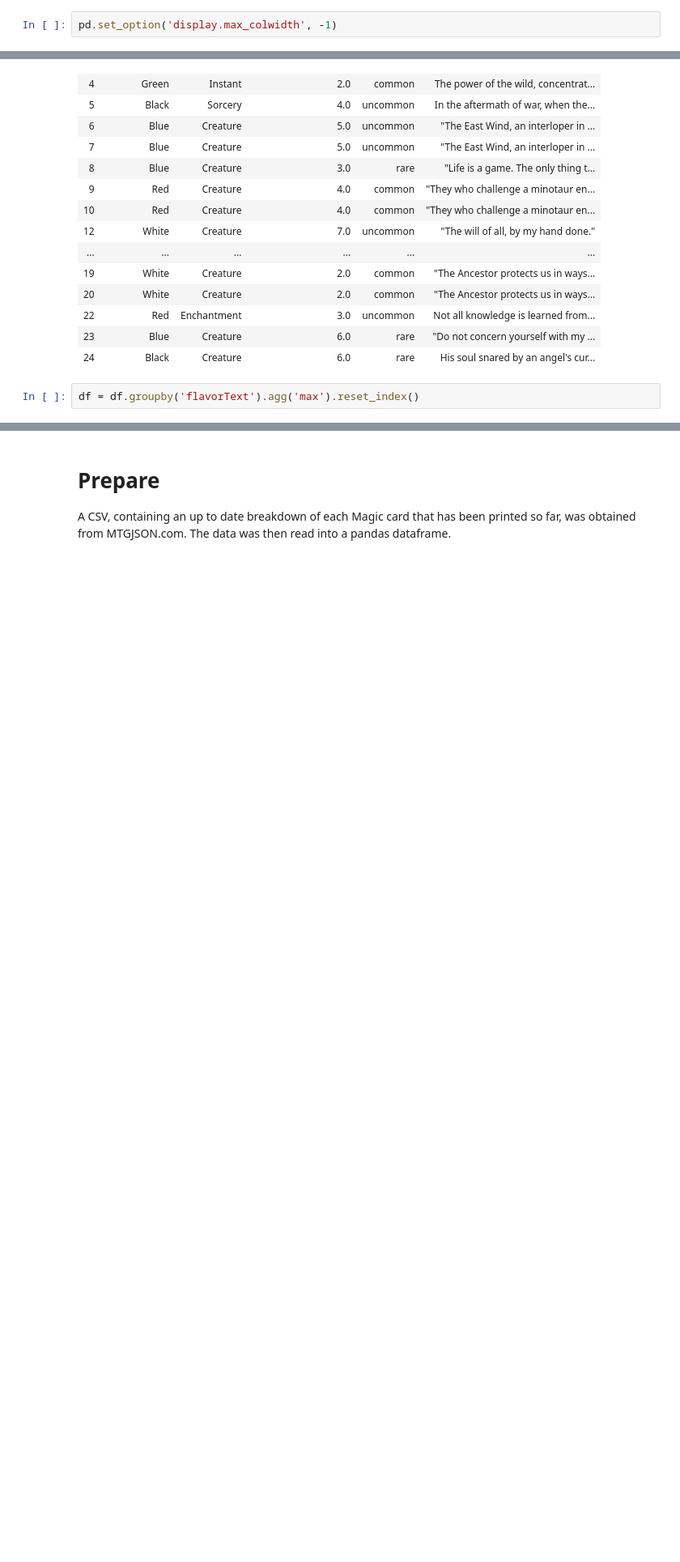
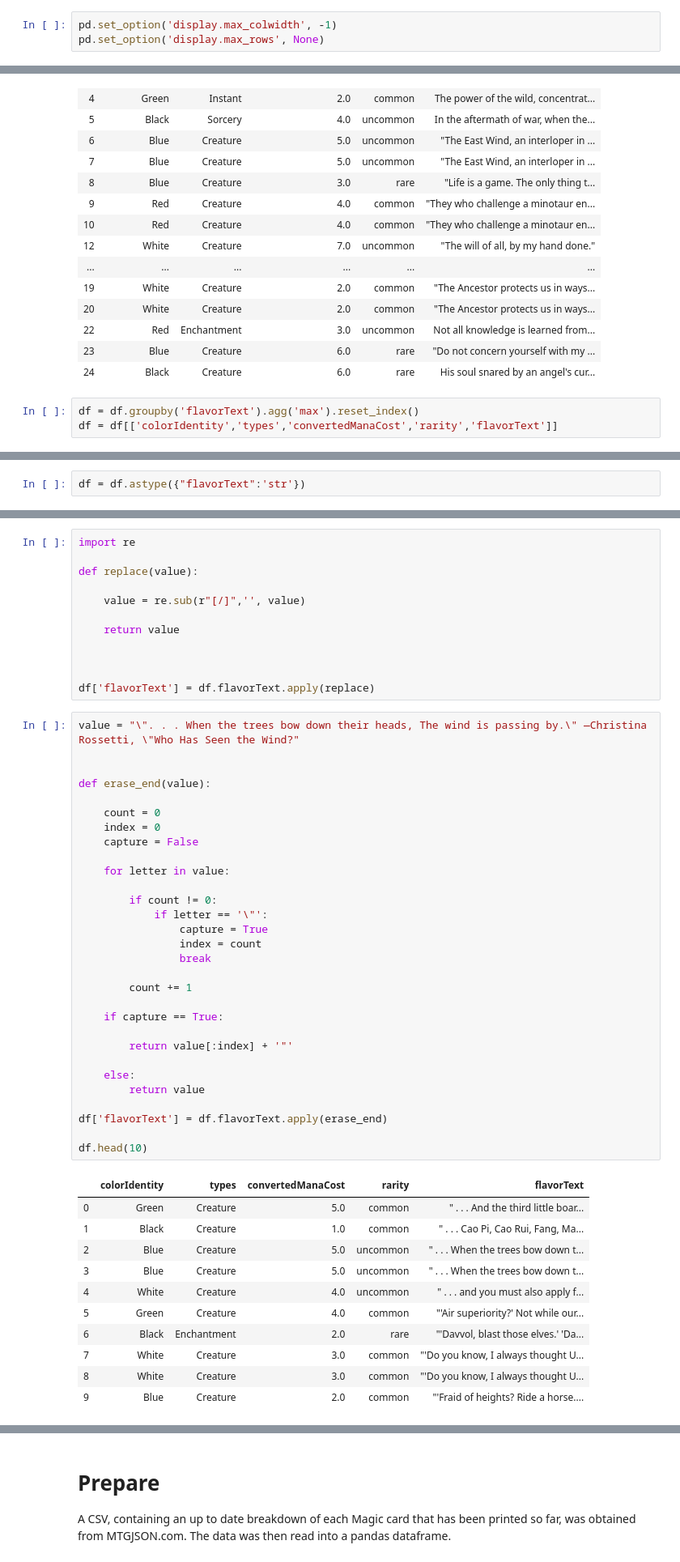
Before and after one commit to Johndsalas/Sentiment_Analysis_Magic_The_Gathering, a Jupyter notebook: magic_sentiment_analysis.ipynb, the cells around one changed output, grey strips where cells are left out. Shown at 81% size. Cells and saved outputs as stored; diff of their text form; blank space fills up the shorter version.

```diff
--- a/magic_sentiment_analysis.ipynb
+++ b/magic_sentiment_analysis.ipynb
@@ -14,5 +34,6 @@ import prepare as p
 # %%
 pd.set_option('display.max_colwidth', -1)
+pd.set_option('display.max_rows', None)
 # %%
 df = p.prepare_mgt(p.wrangle_mtg())
 
@@ -37,3 +58,4 @@ df.head(20)
 | 24 | Black | Creature | 6.0 | rare | His soul snared by an angel's cur... |
 # %%
 df = df.groupby('flavorText').agg('max').reset_index()
+df = df[['colorIdentity','types','convertedManaCost','rarity','flavorText']]
@@ -39,0 +71,2 @@ df = df.groupby('flavorText').agg('max').reset_index()
+# %%
+df = df.astype({"flavorText":'str'})
@@ -39,0 +82,54 @@ df = df.groupby('flavorText').agg('max').reset_index()
+# %%
+import re
+
+def replace(value):
+
+    value = re.sub(r"[/]",'', value)
+
+    return value
+
+
+
+df['flavorText'] = df.flavorText.apply(replace)
+# %%
+value = "\". . . When the trees bow down their heads, The wind is passing by.\" —Christina Rossetti, \"Who Has Seen the Wind?"
+
+
+def erase_end(value):
+
+    count = 0
+    index = 0
+    capture = False
+
+    for letter in value:
+
+        if count != 0:
+            if letter == '\"':
+                capture = True
+                index = count
+                break
+
+        count += 1
+
+    if capture == True:
+
+        return value[:index] + '"'
+
+    else:
+        return value
+
+df['flavorText'] = df.flavorText.apply(erase_end)
+
+df.head(10)
+# %% [output]
+|  | colorIdentity | types | convertedManaCost | rarity | flavorText |
+| 0 | Green | Creature | 5.0 | common | " . . . And the third little boar... |
+| 1 | Black | Creature | 1.0 | common | " . . . Cao Pi, Cao Rui, Fang, Ma... |
+| 2 | Blue | Creature | 5.0 | uncommon | " . . . When the trees bow down t... |
+| 3 | Blue | Creature | 5.0 | uncommon | " . . . When the trees bow down t... |
+| 4 | White | Creature | 4.0 | uncommon | " . . . and you must also apply f... |
+| 5 | Green | Creature | 4.0 | common | "'Air superiority?' Not while our... |
+| 6 | Black | Enchantment | 2.0 | rare | "'Davvol, blast those elves.' 'Da... |
+| 7 | White | Creature | 3.0 | common | "'Do you know, I always thought U... |
+| 8 | White | Creature | 3.0 | common | "'Do you know, I always thought U... |
+| 9 | Blue | Creature | 2.0 | common | "'Fraid of heights? Ride a horse.... |
```
Also changed, not shown: parts of 11 cells of this notebook.
